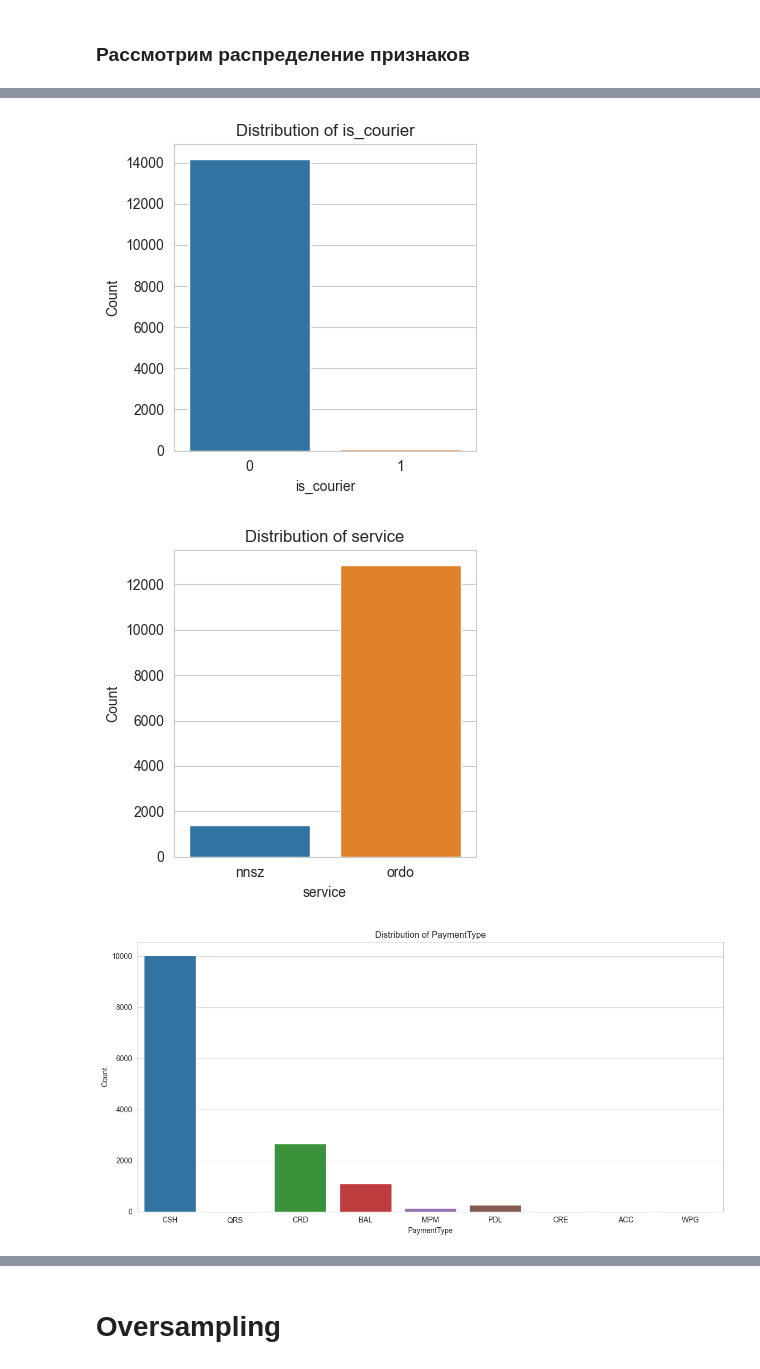
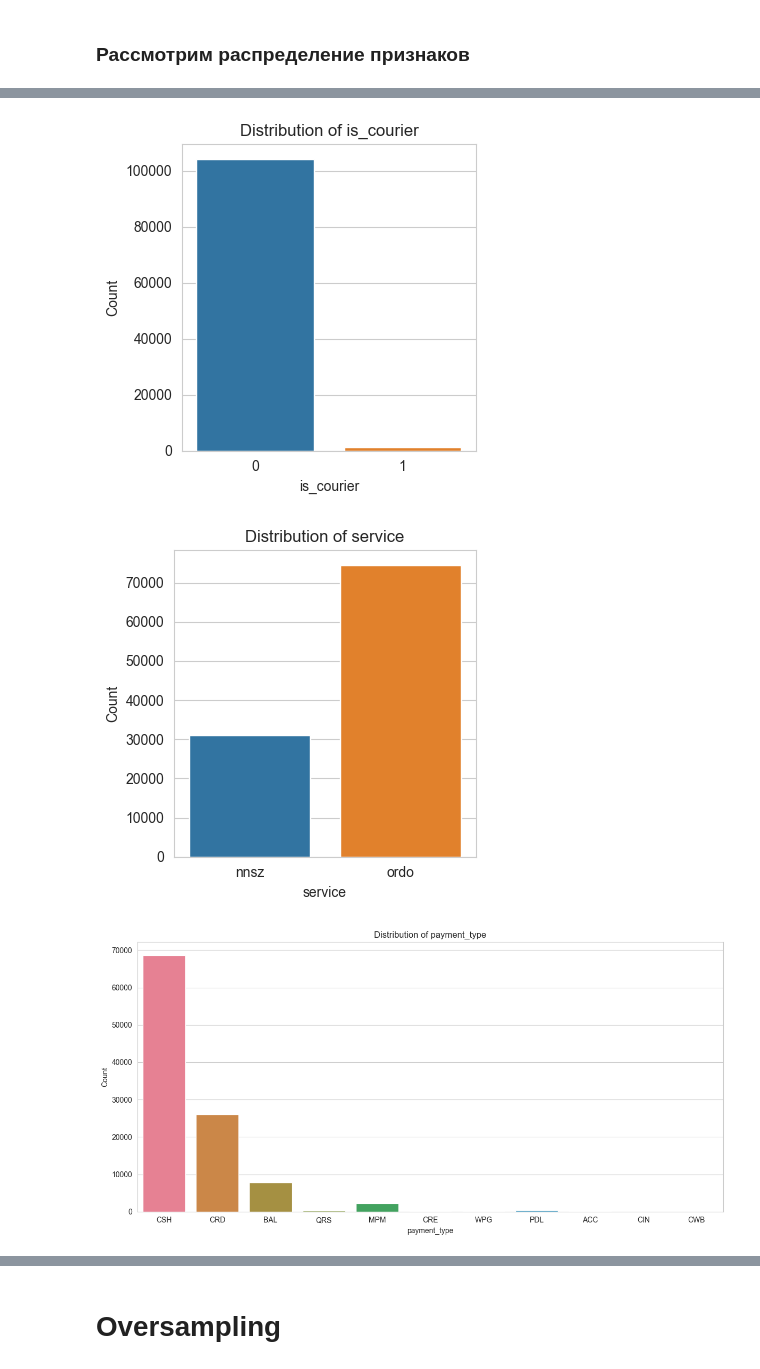
Before and after one commit to timu-ryan/wb-hackathon, a Jupyter notebook: ml/stock_detection.ipynb, the cells around one changed output, grey strips where cells are left out. Saved outputs shown, nothing was run; the diff lists cells and outputs as text; code cells hidden in the pictures.

```diff
--- a/ml/stock_detection.ipynb
+++ b/ml/stock_detection.ipynb
@@ -126,0 +173,3 @@ FileNotFoundError: [Errno 2] No such file or directory: './data/df_test.csv'
+# %%
+# Вызываем функцию для тренировочного датасета
+data_train = base_preprocess(data_train)
@@ -127,32 +224,29 @@ FileNotFoundError: [Errno 2] No such file or directory: './data/df_test.csv'
 # %%
-# Filtering out numerical columns
-numerical_columns = data.select_dtypes(include=['float64', 'int64']).columns
+sns.set_style('whitegrid')
 
-# plt.figure(figsize=(20, 40)) # прошлый формат
+# Фильтруем категориальные и численные параметры и исключаем айди
+cat_columns = ["is_paid", "is_courier", "service", "payment_type"]
 
-# Plotting histograms for each numerical column
+numerical_columns = [
+    col for col in data_train.select_dtypes(include=['float64', 'int64']).columns
+    if ('id' not in col.lower()) and (col not in cat_columns) and (col != 'target')
+]
+
+# Строим для каждого гистограммы распределения
 for i, col in enumerate(numerical_columns, 1):
-
-    plt.figure(figsize=(12, 6))
-
-    # plt.subplot(len(numerical_columns), 1, i) # прошлый формат
-
+    plt.figure(figsize=(12, 4))
     sns.histplot(
-        data[col],
+        data_train[col],
         color='dodgerblue',
-        # bins='auto',  #из-за этого долго считается
         bins = 100,
         kde=True,
         edgecolor='white',
         linewidth=0.5,
-        stat='density' if data[col].nunique() > 20 else 'count'
+        stat='density' if data_train[col].nunique() > 20 else 'count'
     )
     plt.title(f'Distribution of {col}')
     plt.xlabel(col)
     plt.ylabel('Frequency')
     plt.tight_layout()
     plt.show()
-
-# plt.tight_layout() # прошлый формат
-# plt.show()
 # %% [output]
@@ -198,15 +268,8 @@ missing_values, data_types
 # %%
-# Distribution
-# Setting the style for the plots
-
-# Distribution of all object format values
-object_columns = list(data.select_dtypes(include=['bool']).columns) + ["is_courier", "service", "PaymentType"]
-
-# Plotting count plots for each object column
-for i, col in enumerate(object_columns, 1):
-    plt.figure(figsize=(4, 4)) if len(data[col].unique()) <= 2 else plt.figure(figsize=(12, 6))
-
-    sns.countplot(x=data[col], legend=False, hue=data[col])
+# Строим графики распределения категориальных переменных
+for i, col in enumerate(cat_columns):
+    plt.figure(figsize=(4, 4)) if len(data_train[col].unique()) <= 2 else plt.figure(figsize=(12, 6))
+    sns.countplot(x=data_train[col], legend=False, hue=data_train[col])
     plt.title(f'Distribution of {col}')
     plt.xlabel(col)
     plt.ylabel('Count')
@@ -217,4 +280,4 @@ for i, col in enumerate(object_columns, 1):
-[figure, old version]
+[figure, new version]
-[figure, old version]
+[figure, new version]
-[figure, old version]
+[figure, new version]
 # %%
```
Also changed, not shown: parts of 31 cells of this notebook, 1 other file.
